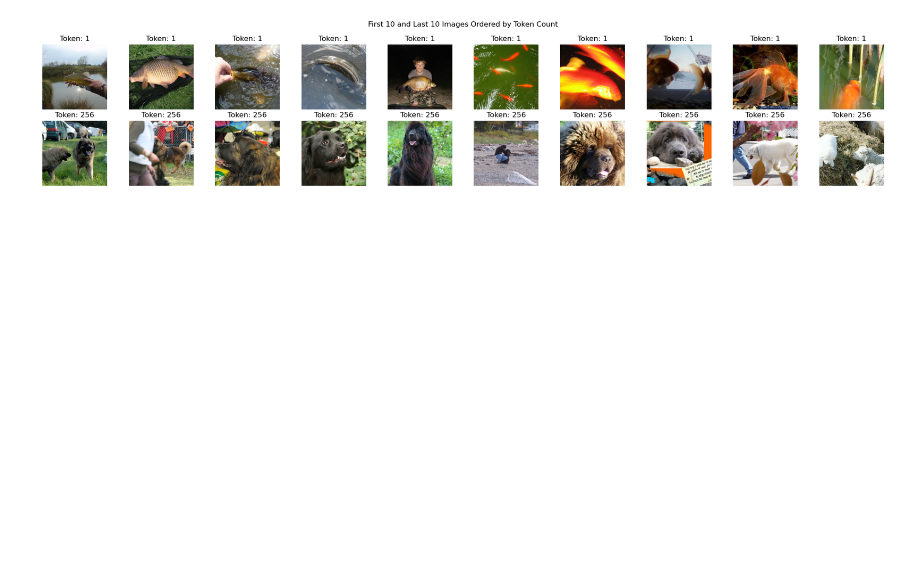
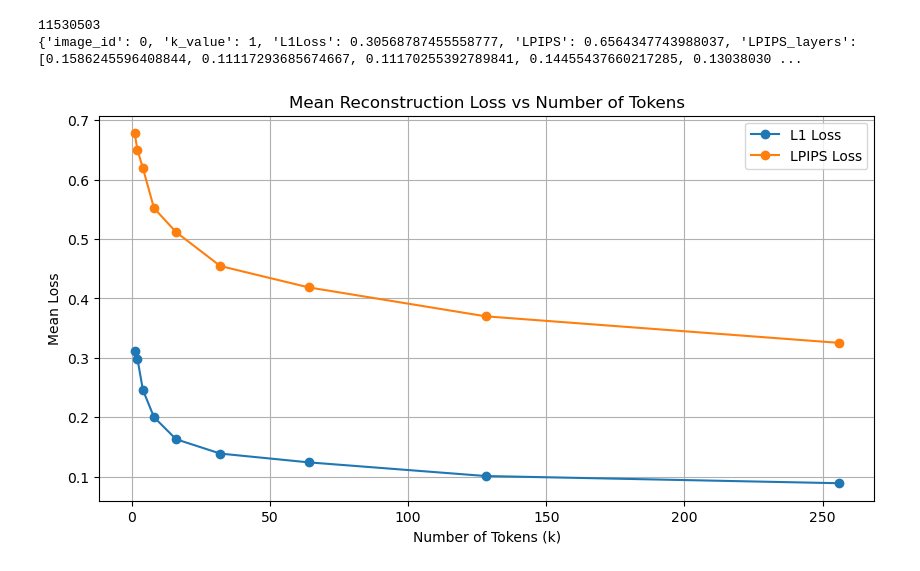
Before and after one commit to hevra01/thesis, a Jupyter notebook: notebooks/reconstruction_loss.ipynb, the cells around one changed output. Saved outputs shown, nothing was run; the diff lists cells and outputs as text; code cells hidden in the pictures; blank space fills up the shorter version.

Commit message:
refactored notebooks for reconstruction loss

```diff
--- a/notebooks/reconstruction_loss.ipynb
+++ b/notebooks/reconstruction_loss.ipynb
@@ -50,5 +4,4 @@ Combined 34 files into /BS/data_mani_compress/work/thesis/thesis/data/datasets/r
 # %%
-with open("/BS/data_mani_compress/work/thesis/thesis/data/datasets/reconstruction_loss_imgnet_train/reconstruction_errors_all.json", "r") as f:
-    combined = json.load(f)
-
-print(f"Total entries in combined file: {len(combined)}")
+# read json file
+with open('/BS/data_mani_compress/work/thesis/thesis/data/datasets/imagenet_reconstruction_losses_new/all_reconstruction_losses.json', 'r') as f:
+    reconst_losses = json.load(f)
@@ -190,45 +8,6 @@ recon_dataset = sorted(recon_dataset, key=lambda x: x["k_value"])
-# %%
-# Show the first 10 and last 10 images with correct colors
-# Images coming from get_imagenet_dataloader are ImageNet-normalized (CHW), so we need to:
-# 1) Denormalize back to [0,1]
-# 2) Permute from CHW -> HWC for matplotlib
-
-import torch
-import matplotlib.pyplot as plt
-
-mean = torch.tensor([0.485, 0.456, 0.406]).view(1, 3, 1, 1)
-std  = torch.tensor([0.229, 0.224, 0.225]).view(1, 3, 1, 1)
-
-def to_numpy_img(x):
-    # x can be a tensor [3,H,W] or numpy [H,W,3] already
-    if isinstance(x, torch.Tensor):
-        if x.ndim == 4:  # [B,3,H,W] -> take first
-            x = x[0]
-        # denormalize
-        x = x * std.squeeze(0) + mean.squeeze(0)
-        # clamp to [0,1]
-        x = x.clamp(0, 1)
-        # CHW -> HWC
-        x = x.permute(1, 2, 0).cpu().numpy()
-    return x
-
-first_10_images = [entry["image"] for entry in recon_dataset[:10]]
-last_10_images  = [entry["image"] for entry in recon_dataset[-10:]]
-
-fig, axes = plt.subplots(2, 10, figsize=(20, 4))
-for i in range(10):
-    img_top = to_numpy_img(first_10_images[i])
-    axes[0, i].imshow(img_top)
-    axes[0, i].axis("off")
-    axes[0, i].set_title(f"Token: {recon_dataset[i]['k_value']}")
-
-    img_bot = to_numpy_img(last_10_images[i])
-    axes[1, i].imshow(img_bot)
-    axes[1, i].axis("off")
-    axes[1, i].set_title(f"Token: {recon_dataset[-10 + i]['k_value']}")
-
-plt.suptitle("First 10 and Last 10 Images Ordered by Token Count")
-plt.tight_layout()
-plt.show()
-# %% [output]
-[figure, removed]
+# %%
+print(len(reconst_losses))
+print(reconst_losses[0])
+# %% [output]
+11530503
+{'image_id': 0, 'k_value': 1, 'L1Loss': 0.30568787455558777, 'LPIPS': 0.6564347743988037, 'LPIPS_layers': [0.1586245596408844, 0.11117293685674667, 0.11170255392789841, 0.14455437660217285, 0.13038030 ...
@@ -234,0 +66,17 @@ plt.show()
+# %%
+# plot the means for each k value
+import matplotlib.pyplot as plt
+k_values = [1, 2, 4, 8, 16, 32, 64, 128, 256]
+l1_means = [np.mean(l1_losses_1), np.mean(l1_losses_2), np.mean(l1_losses_4), np.mean(l1_losses_8), np.mean(l1_losses_16), np.mean(l1_losses_32), np.mean(l1_losses_64), np.mean(l1_losses_128), np.mean(l1_losses_256)]
+lpips_means = [np.mean(lpips_losses_1), np.mean(lpips_losses_2), np.mean(lpips_losses_4), np.mean(lpips_losses_8), np.mean(lpips_losses_16), np.mean(lpips_losses_32), np.mean(lpips_losses_64), np.mean(lpips_losses_128), np.mean(lpips_losses_256)]
+plt.figure(figsize=(10, 5))
+plt.plot(k_values, l1_means, marker='o', label='L1 Loss')
+plt.plot(k_values, lpips_means, marker='o', label='LPIPS Loss')
+plt.xlabel('Number of Tokens (k)')
+plt.ylabel('Mean Loss')
+plt.title('Mean Reconstruction Loss vs Number of Tokens')
+plt.legend()
+plt.grid(True)
+plt.show()
+# %% [output]
+[figure, added]
```
Also changed, not shown: parts of 15 cells of this notebook, 1 other file.
